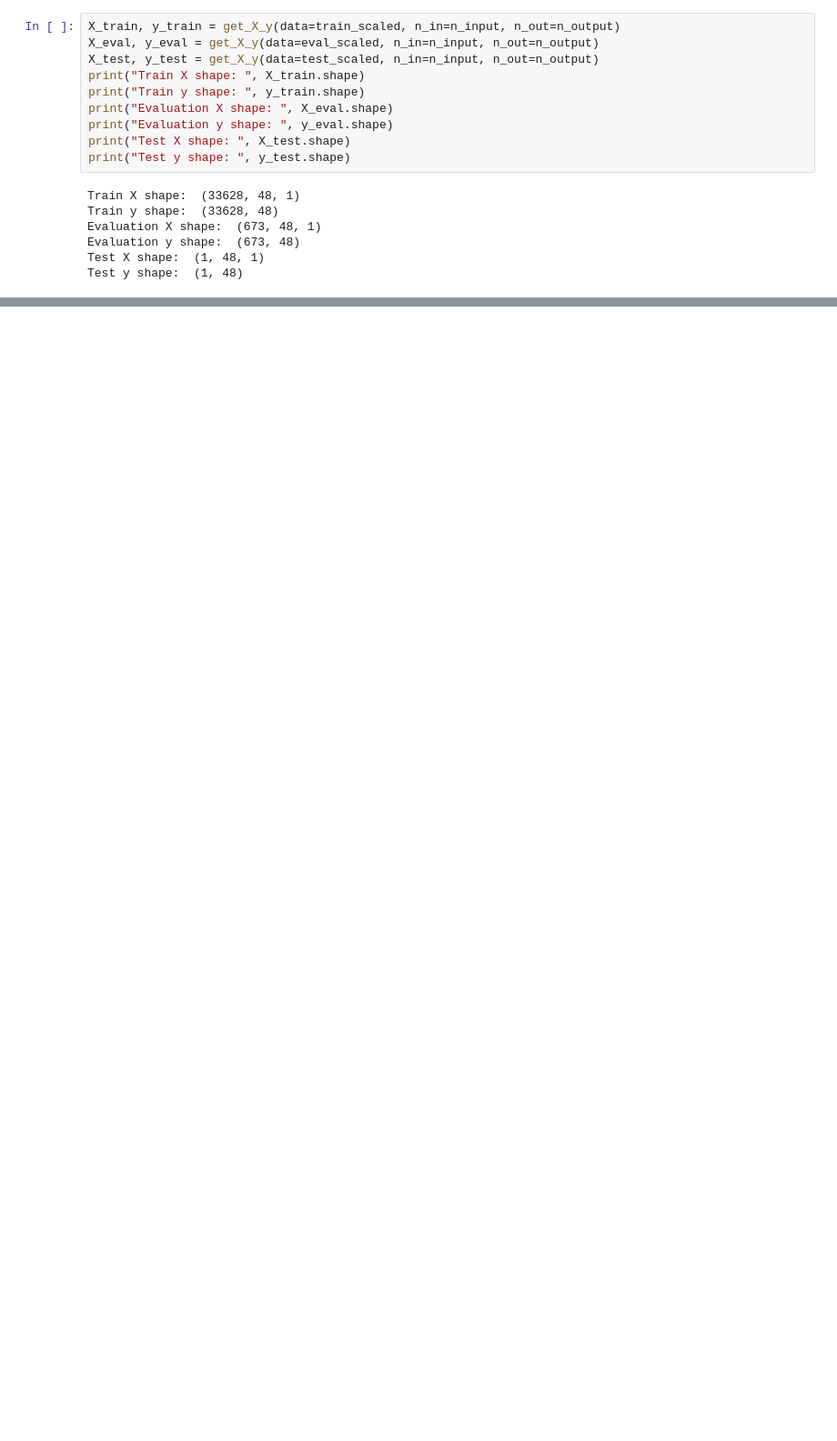
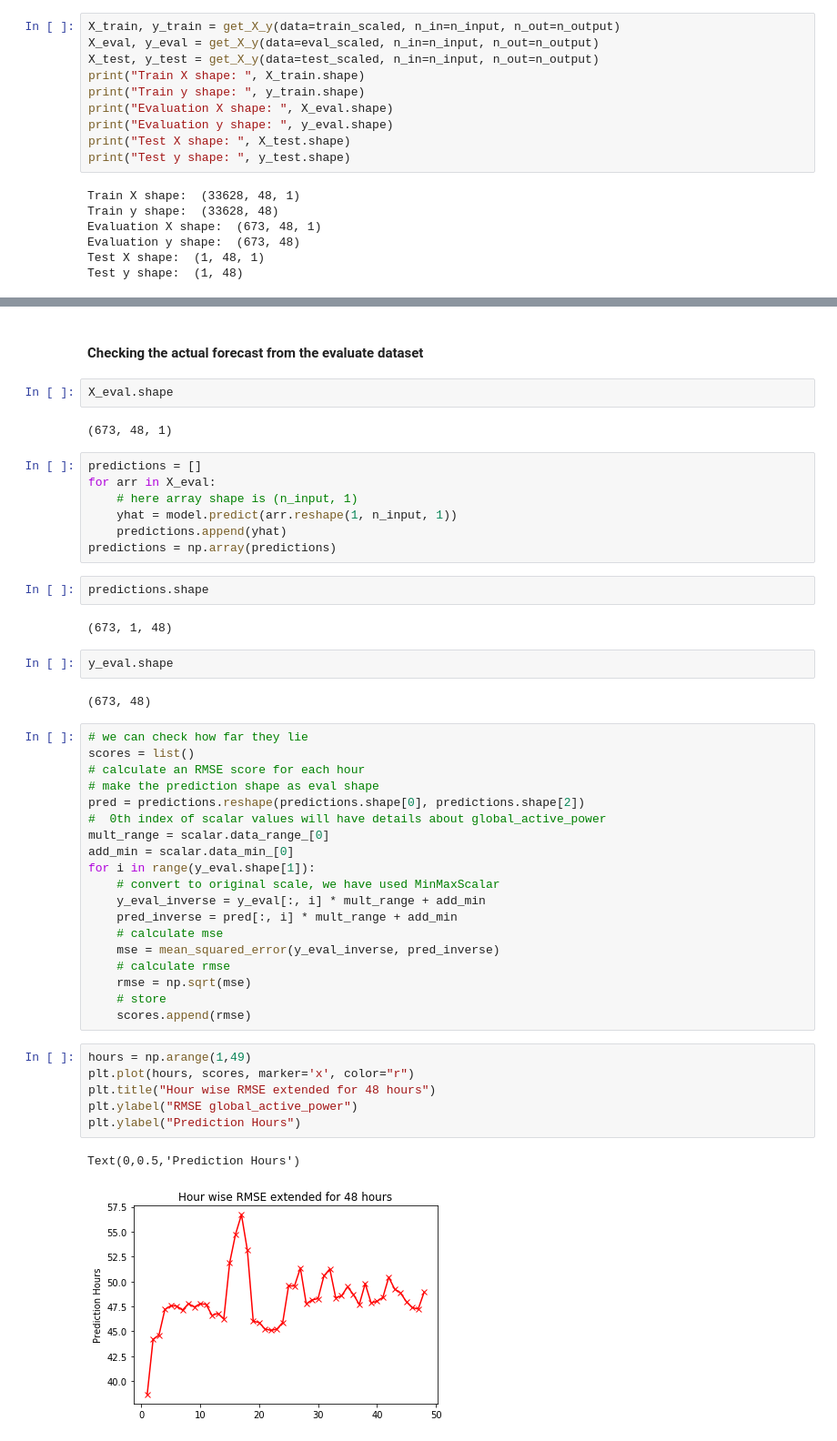
Before and after one commit to Ripunjoy93/individual_household_electric_power_consumption, a Jupyter notebook: 5_Model_Hourly_1.ipynb, the cells around one changed output, grey strips where cells are left out. Shown: that part at 91% size. Saved outputs shown, nothing was run; the diff lists cells and outputs as text; blank space fills up the shorter version.

```diff
--- a/5_Model_Hourly_1.ipynb
+++ b/5_Model_Hourly_1.ipynb
@@ -182,0 +288,49 @@ Test y shape:  (1, 48)
+# %% [markdown]
+#### Checking the actual forecast from the evaluate dataset
+# %%
+X_eval.shape
+# %% [output]
+(673, 48, 1)
+# %%
+predictions = []
+for arr in X_eval:
+    # here array shape is (n_input, 1)
+    yhat = model.predict(arr.reshape(1, n_input, 1))
+    predictions.append(yhat)
+predictions = np.array(predictions)
+# %%
+predictions.shape
+# %% [output]
+(673, 1, 48)
+# %%
+y_eval.shape
+# %% [output]
+(673, 48)
+# %%
+# we can check how far they lie
+scores = list()
+# calculate an RMSE score for each hour
+# make the prediction shape as eval shape
+pred = predictions.reshape(predictions.shape[0], predictions.shape[2])
+#  0th index of scalar values will have details about global_active_power
+mult_range = scalar.data_range_[0]
+add_min = scalar.data_min_[0]
+for i in range(y_eval.shape[1]):
+    # convert to original scale, we have used MinMaxScalar
+    y_eval_inverse = y_eval[:, i] * mult_range + add_min
+    pred_inverse = pred[:, i] * mult_range + add_min
+    # calculate mse
+    mse = mean_squared_error(y_eval_inverse, pred_inverse)
+    # calculate rmse
+    rmse = np.sqrt(mse)
+    # store
+    scores.append(rmse)
+# %%
+hours = np.arange(1,49)
+plt.plot(hours, scores, marker='x', color="r")
+plt.title("Hour wise RMSE extended for 48 hours")
+plt.ylabel("RMSE global_active_power")
+plt.ylabel("Prediction Hours")
+# %% [output]
+Text(0,0.5,'Prediction Hours')
+[figure, added]
```
Also changed, not shown: parts of 16 cells of this notebook.
